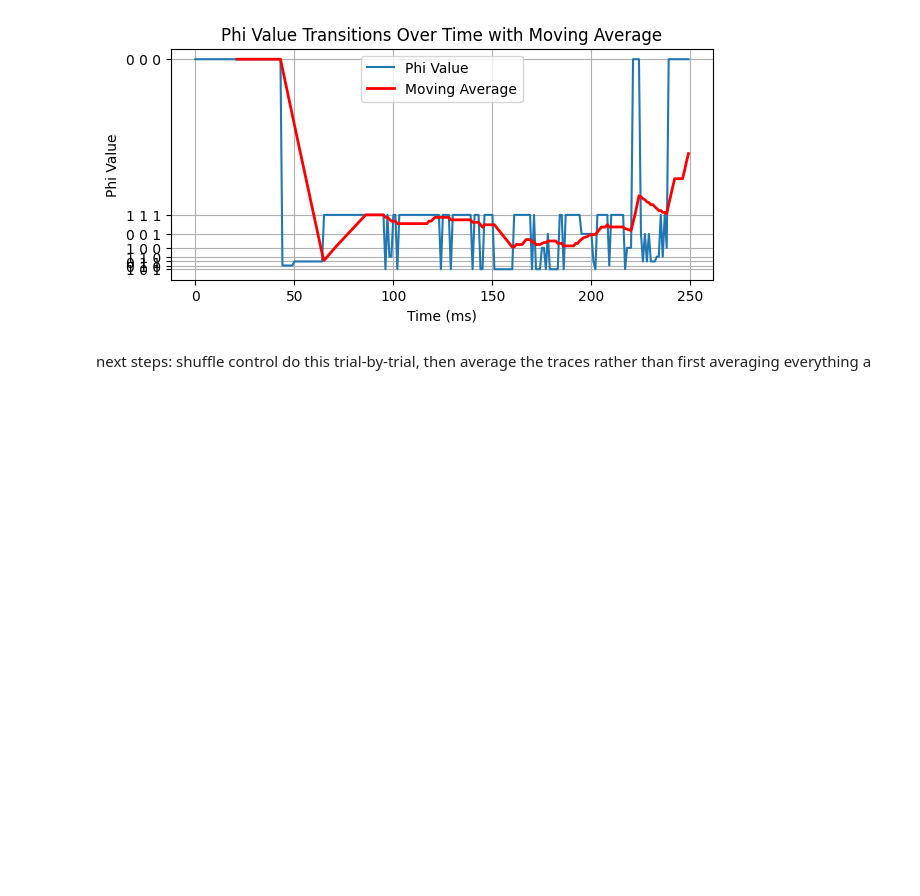
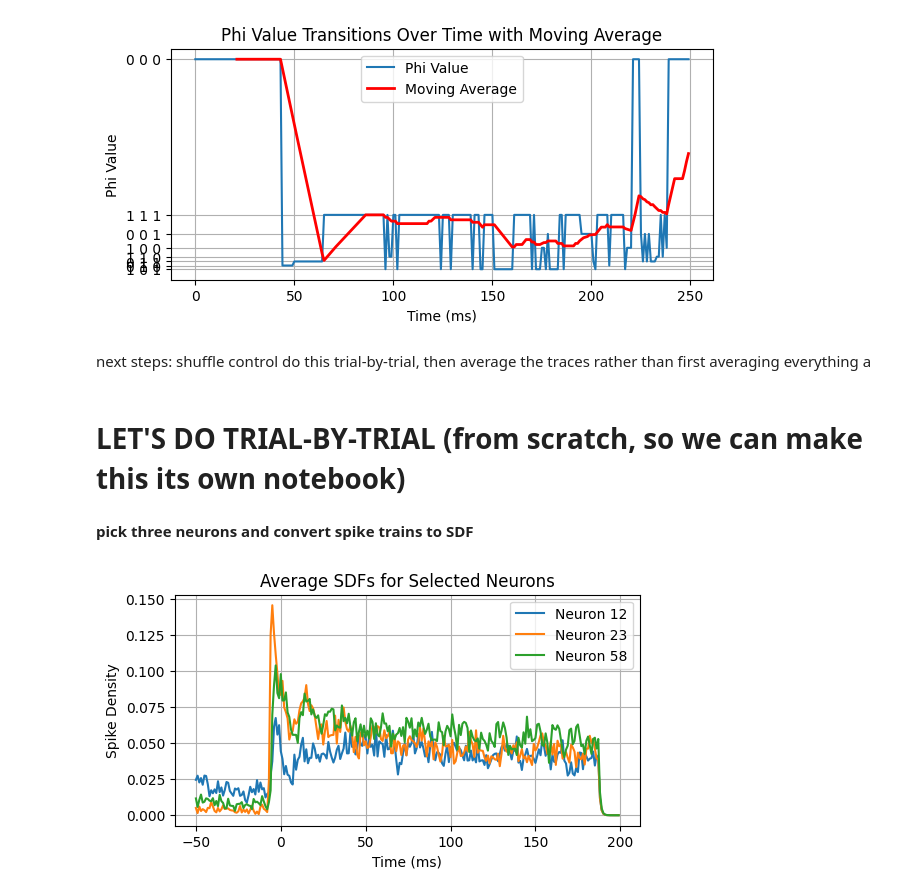
Before and after one commit to dralvima/IITmethods, a Jupyter notebook: Allen_spike_trials_PyPhi.ipynb, the cells around one changed output. Drawn from its saved outputs; the diff is of its cells as text; code cells hidden in the pictures; blank space fills up the shorter version.

```diff
--- a/Allen_spike_trials_PyPhi.ipynb
+++ b/Allen_spike_trials_PyPhi.ipynb
@@ -1183,3 +1182,34 @@ plt.show()
 # %% [markdown]
 next steps: shuffle control
 do this trial-by-trial, then average the traces rather than first averaging everything a
+# %% [markdown]
+# **LET'S DO TRIAL-BY-TRIAL** (from scratch, so we can make this its own notebook)
+# %% [markdown]
+**pick three neurons and convert spike trains to SDF**
+# %%
+# average SDFs for each of the three neurons: 12, 23, and 58
+neuron_indices = [11, 22, 57]
+average_sdfs = np.zeros((3, 250))  # 3 neurons, 250 time points
+for neuron_index, neuron_id in enumerate(neuron_indices):
+    sdfs = []
+    for trial in ys:
+        sdf = spike_train_to_sdf(trial[:, neuron_id], epsp_kernel)
+        sdfs.append(sdf[:250])  # Ensuring the length matches the original time series
+    average_sdfs[neuron_index] = np.mean(sdfs, axis=0)
+
+# Time range from -50ms to 200ms
+time_range = np.arange(-50, 200)
+
+# Plotting the average SDFs of all three neurons with the adjusted time range
+plt.figure(figsize=(6, 3))
+for i in range(3):
+    plt.plot(time_range, average_sdfs[i], label=f'Neuron {neuron_indices[i] + 1}')
+plt.title('Average SDFs for Selected Neurons')
+plt.xlabel('Time (ms)')
+plt.ylabel('Spike Density')
+plt.xticks(np.arange(-50, 201, 50))  # Setting x-ticks at intervals of 50ms
+plt.legend()
+plt.grid(True)
+plt.show()
+# %% [output]
+[figure, added]
```
Also changed, not shown: parts of 27 cells of this notebook.
